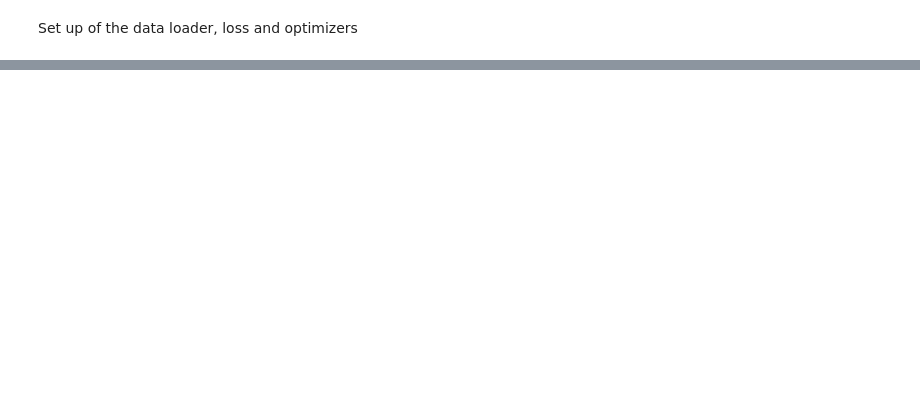
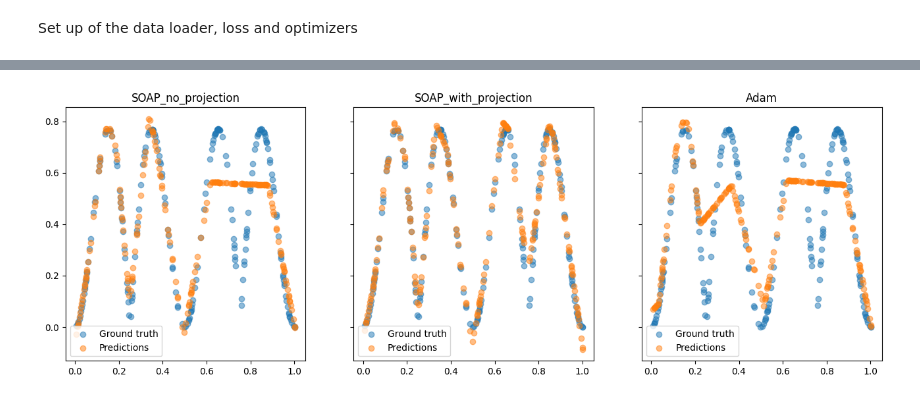
Before and after one commit to npicchiarelli/p01_optimization, a Jupyter notebook: 01_nonlinear_regression/optimizer_experiments.ipynb, the cells around one changed output, grey strips where cells are left out. Cells and saved outputs as stored; diff of their text form; code cells hidden in the pictures; blank space fills up the shorter version.

```diff
--- a/01_nonlinear_regression/optimizer_experiments.ipynb
+++ b/01_nonlinear_regression/optimizer_experiments.ipynb
@@ -146,0 +269,10 @@ ax.legend()
+# %%
+optimizer_configs = {
+    "SOAP_no_projection":   lambda p: SOAP(p, lr=0.003, betas = (0.99, 0.999), precondition_1d=False, projection=False, precondition_frequency=100, weight_decay=0.0, shampoo_beta=0, normalize_grads=False), # For speed
+    "SOAP_with_projection": lambda p: SOAP(p, lr=0.003, betas = (0.99, 0.999), precondition_1d=False, projection=True, precondition_frequency=10, weight_decay=0.0),
+    "Adam":                 lambda p: Adam(p, lr=0.003, betas = (0.99, 0.999), amsgrad=False)
+}
+epochs = 200
+training_repetitions = 25
+# %%
+results = train_opt(LinearNN, optimizer_configs, criterion, loader, training_repetitions, epochs, device)
@@ -146,0 +283,12 @@ ax.legend()
+# %%
+fig, ax = plt.subplots(1, 1)
+for i, opt_name in enumerate(optimizer_configs):
+    ax.plot(results[opt_name]["loss_history_avg"], label=opt_name)
+    ax.fill_between(range(epochs),
+                    results[opt_name]["loss_history_avg"] - results[opt_name]["loss_history_std"],
+                    results[opt_name]["loss_history_avg"] + results[opt_name]["loss_history_std"], alpha=0.2)
+ax.set_title("Training Loss")
+# ax.set_yscale("log")
+ax.set_xlabel("Epoch")
+ax.set_ylabel("MSE Loss")
+ax.legend()
@@ -146,0 +298,17 @@ ax.legend()
+# %%
+heigth = 5
+width = len(optimizer_configs) * heigth + 1
+fig, axs = plt.subplots(1, len(optimizer_configs), figsize=(width, heigth), sharey=True)
+
+for i, opt_name in enumerate(optimizer_configs):
+    with torch.no_grad():
+        mod_to_plot = results[opt_name]["model"]
+        mod_to_plot.eval()
+        preds = mod_to_plot(X_test).squeeze(1).cpu().detach().numpy()
+
+    axs[i].scatter(x_test, y_test, label="Ground truth", alpha=0.5)
+    axs[i].scatter(x_test, preds, label="Predictions", alpha=0.5)
+    axs[i].set_title(f"{opt_name}")
+    axs[i].legend()
+# %% [output]
+[figure, added]
```
Also changed, not shown: parts of 35 cells of this notebook.
